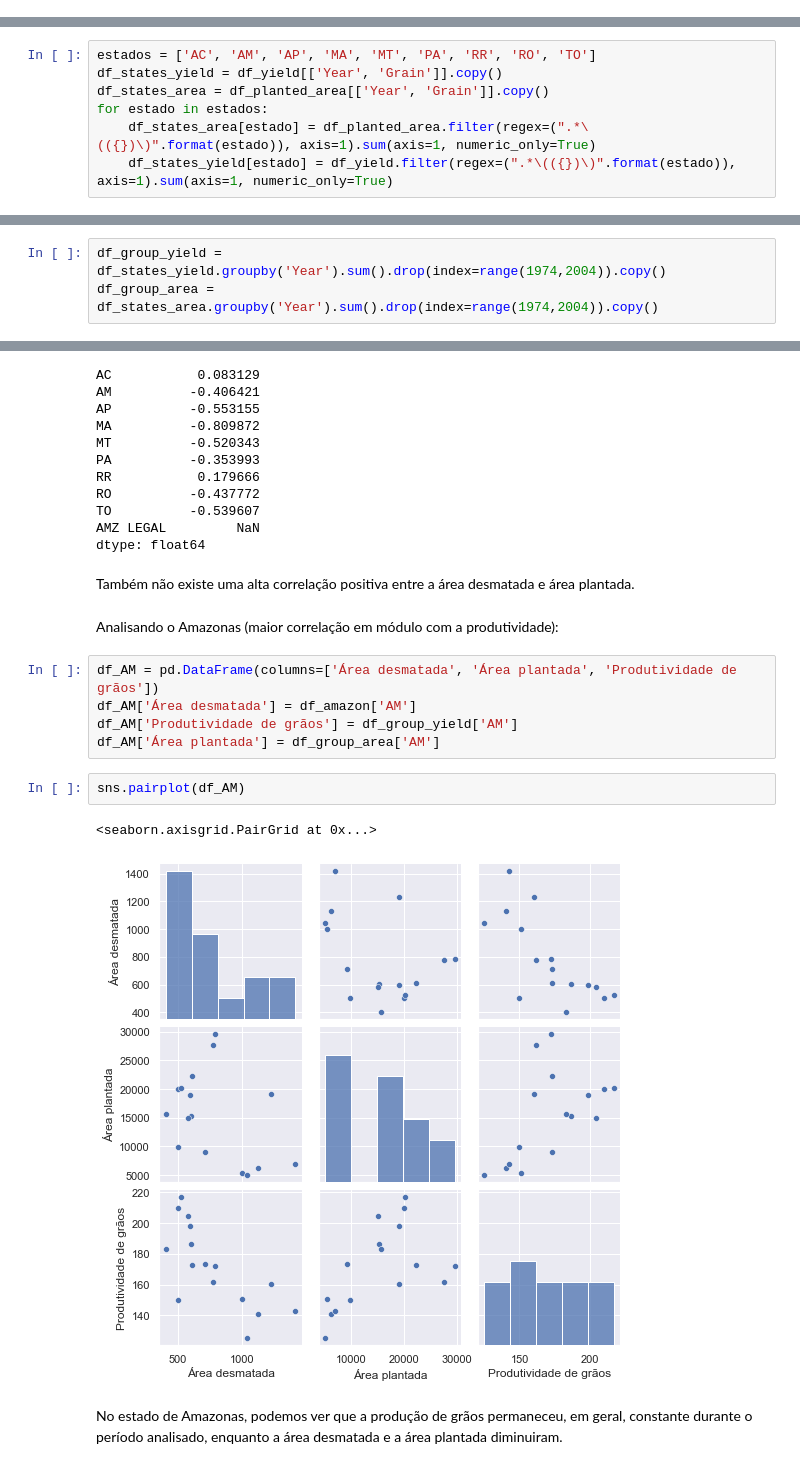
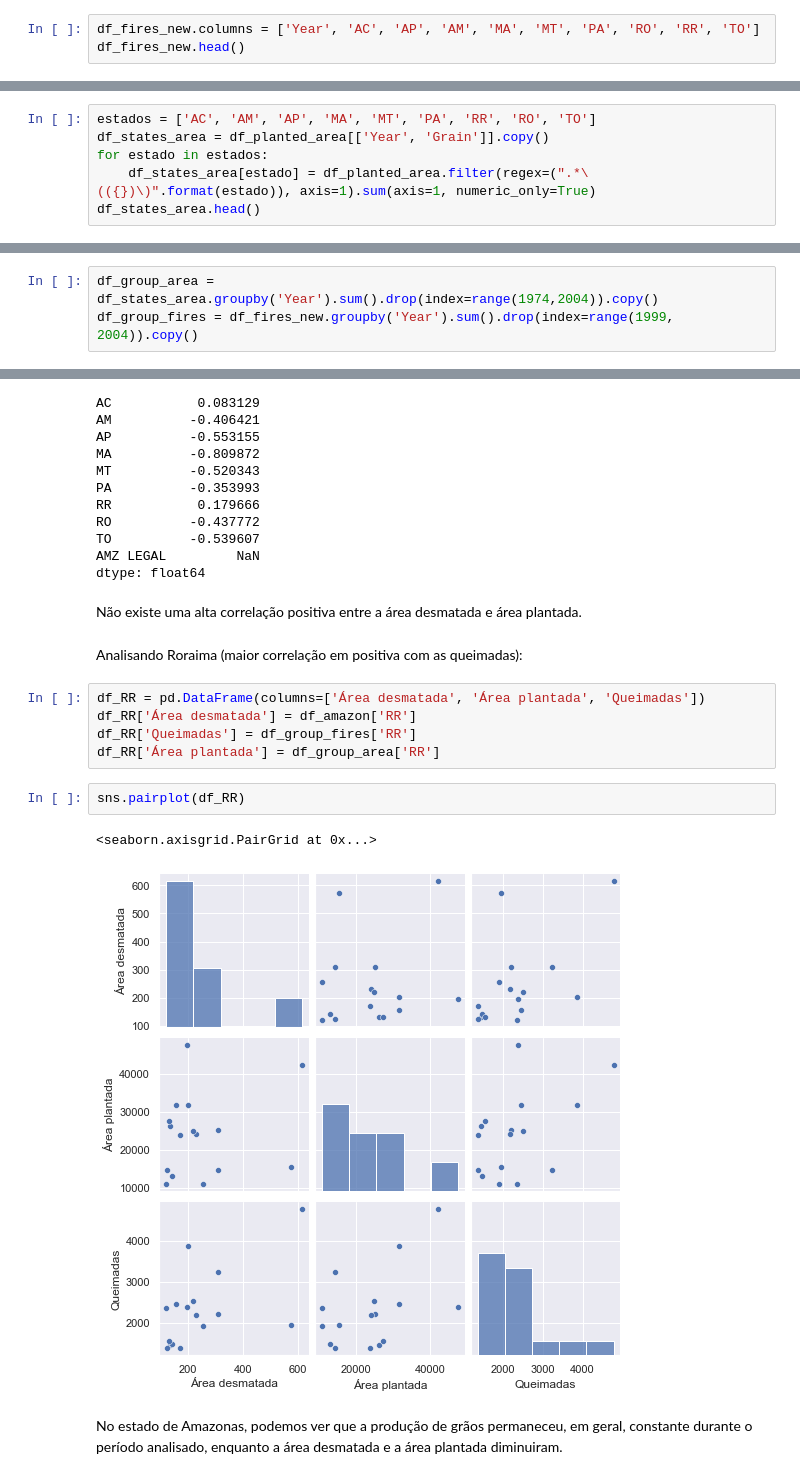
Before and after one commit to thiagomrs/icd2021projetoFinal, a Jupyter notebook: correlação.ipynb, the cells around one changed output, grey strips where cells are left out. Saved outputs shown, nothing was run; the diff lists cells and outputs as text.

Commit message:
correlação com as queimadas

```diff
--- a/correlação.ipynb
+++ b/correlação.ipynb
@@ -11,0 +55,3 @@ df_planted_area = pd.read_csv('https://raw.githubusercontent.com/thiagomrs/icd20
+# %%
+df_fires_new.columns = ['Year', 'AC', 'AP', 'AM', 'MA', 'MT', 'PA', 'RO', 'RR', 'TO']
+df_fires_new.head()
@@ -12,7 +65,6 @@ df_planted_area = pd.read_csv('https://raw.githubusercontent.com/thiagomrs/icd20
 # %%
 estados = ['AC', 'AM', 'AP', 'MA', 'MT', 'PA', 'RR', 'RO', 'TO']
-df_states_yield = df_yield[['Year', 'Grain']].copy()
 df_states_area = df_planted_area[['Year', 'Grain']].copy()
 for estado in estados:
     df_states_area[estado] = df_planted_area.filter(regex=(".*\(({})\)".format(estado)), axis=1).sum(axis=1, numeric_only=True)
-    df_states_yield[estado] = df_yield.filter(regex=(".*\(({})\)".format(estado)), axis=1).sum(axis=1, numeric_only=True)
+df_states_area.head()
@@ -19,3 +78,3 @@ for estado in estados:
 # %%
-df_group_yield = df_states_yield.groupby('Year').sum().drop(index=range(1974,2004)).copy()
 df_group_area = df_states_area.groupby('Year').sum().drop(index=range(1974,2004)).copy()
+df_group_fires = df_fires_new.groupby('Year').sum().drop(index=range(1999, 2004)).copy()
@@ -62,18 +157,18 @@ TO          -0.539607
 AMZ LEGAL         NaN
 dtype: float64
 # %% [markdown]
-Também não existe uma alta correlação positiva entre a área desmatada e área plantada.
+Não existe uma alta correlação positiva entre a área desmatada e área plantada.
 # %% [markdown]
-Analisando o Amazonas (maior correlação em módulo com a produtividade):
+Analisando Roraima (maior correlação em positiva com as queimadas):
 # %%
-df_AM = pd.DataFrame(columns=['Área desmatada', 'Área plantada', 'Produtividade de grãos'])
-df_AM['Área desmatada'] = df_amazon['AM']
-df_AM['Produtividade de grãos'] = df_group_yield['AM']
-df_AM['Área plantada'] = df_group_area['AM']
+df_RR = pd.DataFrame(columns=['Área desmatada', 'Área plantada', 'Queimadas'])
+df_RR['Área desmatada'] = df_amazon['RR']
+df_RR['Queimadas'] = df_group_fires['RR']
+df_RR['Área plantada'] = df_group_area['RR']
 # %%
-sns.pairplot(df_AM)
+sns.pairplot(df_RR)
 # %% [output]
 <seaborn.axisgrid.PairGrid at 0x...>
-[figure, old version]
+[figure, new version]
 # %% [markdown]
 No estado de Amazonas, podemos ver que a produção de grãos permaneceu, em geral, constante durante o período analisado, enquanto a área desmatada e a área plantada diminuiram.
```
Also changed, not shown: parts of 24 cells of this notebook.
